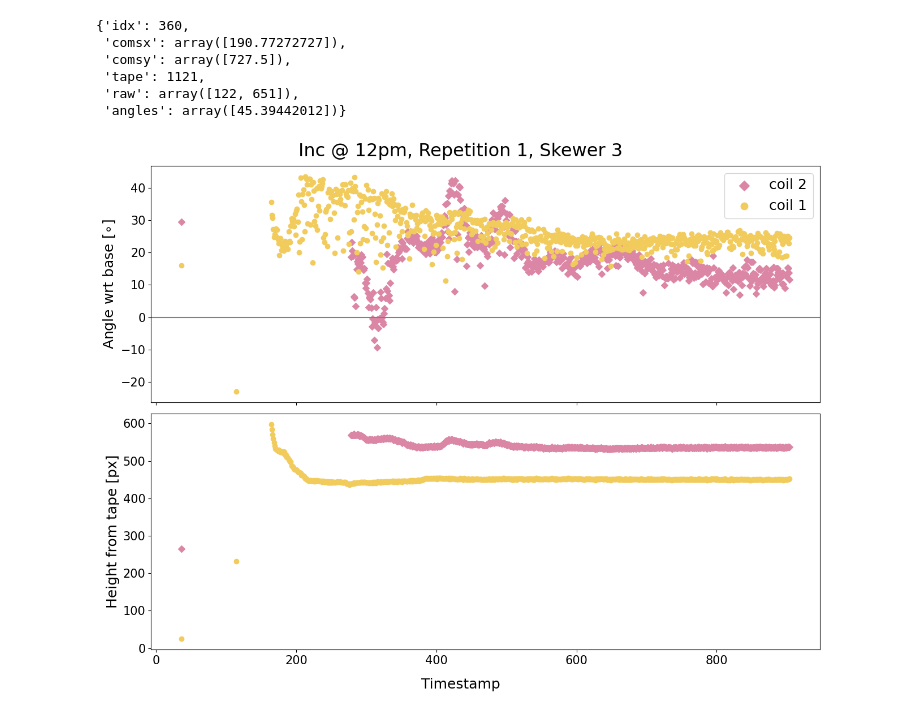
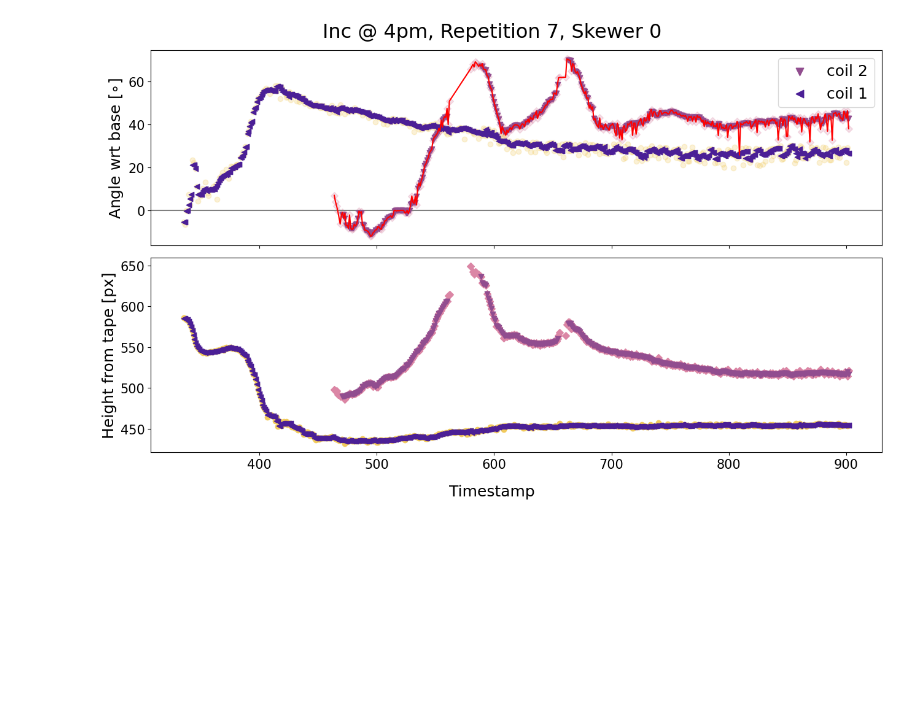
Before and after one commit to ejamezquita/cuscuta, a Jupyter notebook: jupyter/02_angle_tiff-Copy1.ipynb, the cells around one changed output. Saved outputs shown, nothing was run; the diff lists cells and outputs as text; code cells hidden in the pictures; blank space fills up the shorter version.

```diff
--- a/jupyter/02_angle_tiff-Copy1.ipynb
+++ b/jupyter/02_angle_tiff-Copy1.ipynb
@@ -198,14 +207,0 @@ deets[sidx]
-# %%
-pos = np.zeros((len(deets), 1+maxL))
-ang = np.zeros((len(deets), 1+maxL))
-
-for i in range(len(pos)):
-    pad = maxL - len(deets[i]['comsy'])
-    pos[i,0] = deets[i]['idx']
-    pos[i, 1:] = np.pad(deets[i]['tape'] - deets[i]['comsy'], (pad,0))
-
-    ang[i,0] = deets[i]['idx']
-    ang[i, 1:] = np.pad(deets[i]['angles'], (pad,0))
-
-pos = pos.T
-ang = ang.T
@@ -243,10 +207,0 @@ array([ 36., 278., 279., 280., 281., 282., 283., 284., 285., 286., 287.,
-# %%
-i = 161
-deets[i]
-# %% [output]
-{'idx': 360,
- 'comsx': array([190.77272727]),
- 'comsy': array([727.5]),
- 'tape': 1121,
- 'raw': array([122, 651]),
- 'angles': array([45.39442012])}
@@ -253,34 +229,56 @@ deets[i]
+# %%
+j = 1
+mask = pos[j] > 0
+interpolated = interpolate.interp1d(ang[0,mask], ang[j, mask], bounds_error=False, kind='linear', assume_sorted=True)
+iang[j] = interpolated(pos[0])
+# %%
+j = 1
+wlen = 5
+weights = np.ones(wlen, dtype=bool)
+for j in range(1, len(pos)):
+    c1d = ndimage.convolve1d((ang[j] > -100).astype(np.uint8), weights, mode='reflect') == wlen
+    foo = ndimage.median_filter(ang[j], footprint=weights, mode='reflect', cval=100)
+    #foo = ndimage.gaussian_filter1d(ang[j], sigma=3, mode='reflect')
+    mang[j, c1d] = foo[c1d]
+
+    foo = ndimage.median_filter(pos[j], footprint=weights, mode='reflect')
+    mpos[j,c1d] = foo[c1d]
 # %%
 colors = maize_palettes['HighlandMAGIC']
 
 fs = 18
-fig, ax = plt.subplots(2,1,figsize=(13,10), sharex=True, sharey=False)
+fig, ax = plt.subplots(2,1,figsize=(13,8), sharex=True, sharey=False)
 ax = np.atleast_1d(ax).ravel()
 
 for j in range(1, len(pos)):
     mask = pos[j] > 0
+    c1d = ndimage.convolve1d((ang[j] > -100).astype(np.uint8), weights, mode='reflect') == wlen
     label = 'coil {}'.format(maxL + 1 - j)
-    ax[0].scatter(ang[0, mask], ang[j, mask], c=colors[j], marker=markers[j], label=label)
+    ax[0].scatter(ang[0, mask], ang[j, mask], c=colors[j], marker=markers[j],  zorder=j+1, alpha=0.25)
+    ax[0].scatter(ang[0, c1d], mang[j, c1d], c=colors[j+3], marker=markers[j+3], zorder=j+3, label=label)
     ax[1].scatter(pos[0, mask], pos[j, mask], c=colors[j], marker=markers[j])
+    ax[1].scatter(pos[0, c1d], mpos[j, c1d], c=colors[j+3], marker=markers[j+3], zorder=j+3)
+
+ax[0].plot(iang[0], iang[1], c='r', zorder=20)
 
 ax[0].legend(fontsize=fs, markerscale=1.5);
 ax[0].axhline(0, c='gray')
 
 for i in range(len(ax)):
     ax[i].tick_params(labelsize=fs-3)
     #ax[i].axvline(450)
 
 ax[0].set_ylabel('Angle wrt base [$\circ$]', fontsize=fs)
 ax[1].set_ylabel('Height from tape [px]', fontsize=fs)
 
 fig.supxlabel('Timestamp', fontsize=fs)
 fig.suptitle('Inc @ {}, Repetition {}, Skewer {}'.format(time, rep, pidx), fontsize=fs+5)
 fig.tight_layout()
 
 filename = dst + time + '_rep{}_plant_{:02d}'.format(rep,pidx)
-plt.savefig(filename + '.png', dpi=100, format='png', pil_kwargs={'optimize':True}, bbox_inches='tight')
+#plt.savefig(filename + '.png', dpi=100, format='png', pil_kwargs={'optimize':True}, bbox_inches='tight')
 # %% [output]
-[figure, old version]
+[figure, new version]
 # %%
 filename = dst + time + '_rep{}_plant_{:02d}'.format(rep,pidx)
 filename
```
Also changed, not shown: parts of 15 cells of this notebook, 2 other files.
